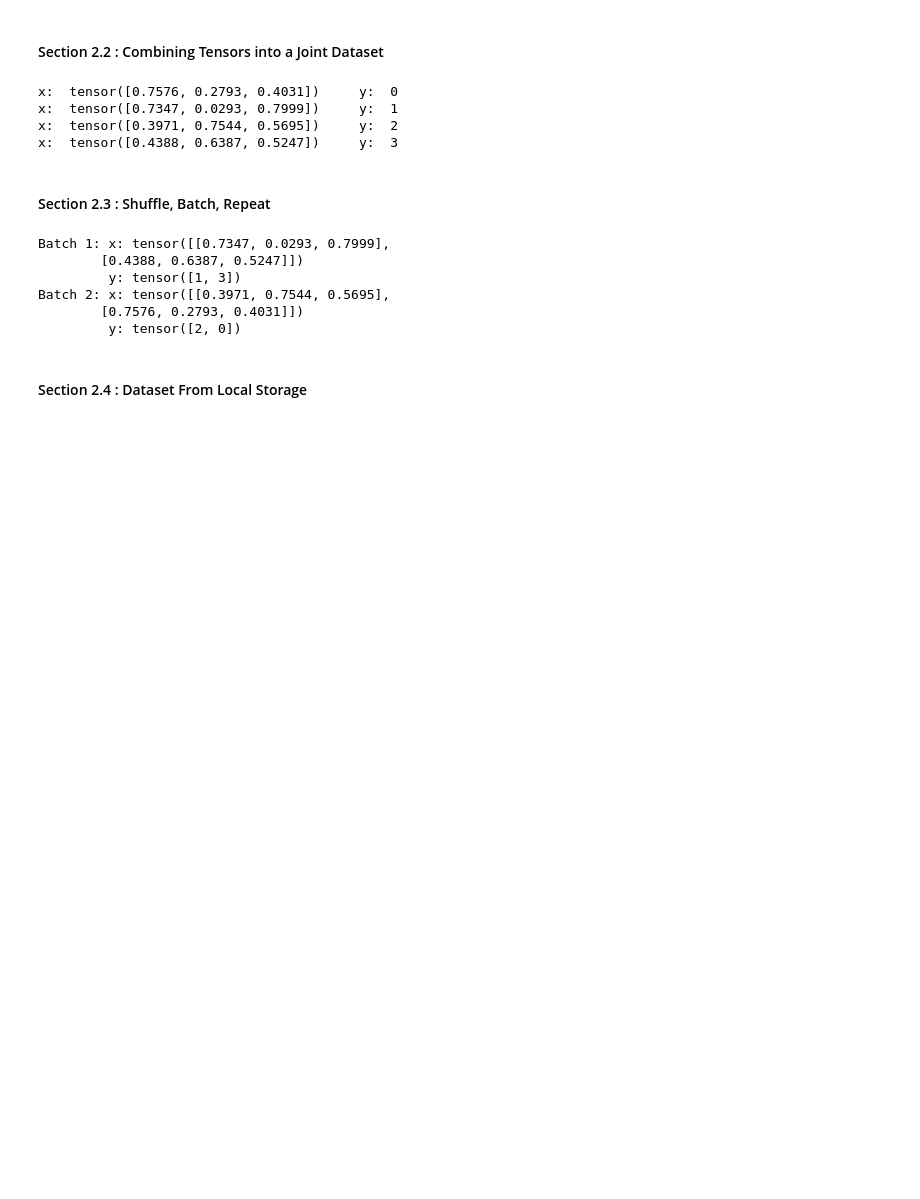
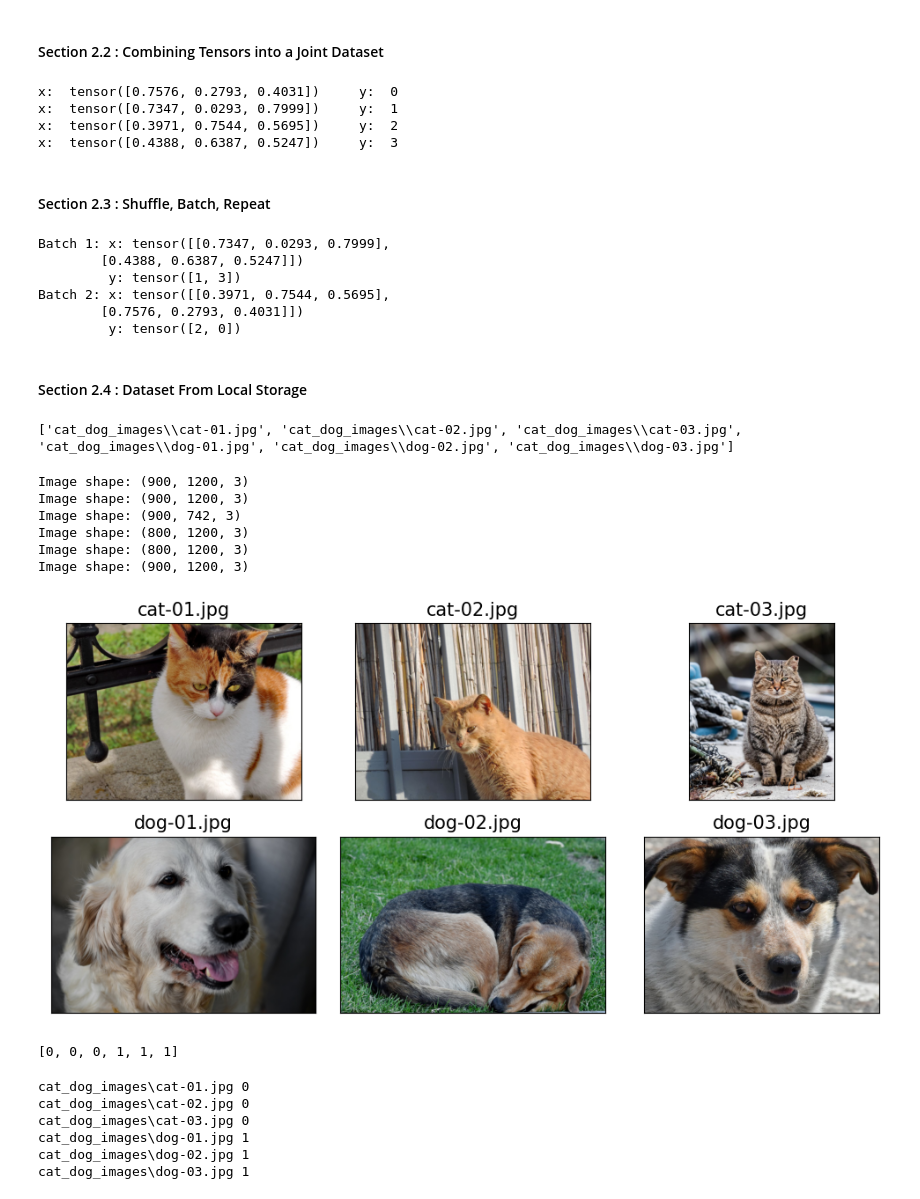
Before and after one commit to Consistent-Milk/data_science, a Jupyter notebook: Chapter 12/Notes.ipynb, the cells around one changed output. Drawn from its saved outputs; the diff is of its cells as text; code cells hidden in the pictures; blank space fills up the shorter version.

```diff
--- a/Chapter 12/Notes.ipynb
+++ b/Chapter 12/Notes.ipynb
@@ -300,0 +297,42 @@ imgdir_path = ''
+# %%
+from pathlib import Path
+
+imgdir_path = Path('cat_dog_images')
+# Instantiate an iterator from the Path object that iterates over each file with the given extension
+iterator = imgdir_path.glob('*.jpg')
+file_list = sorted([str(path) for path in iterator])
+print(file_list)
+# %% [output]
+['cat_dog_images\\cat-01.jpg', 'cat_dog_images\\cat-02.jpg', 'cat_dog_images\\cat-03.jpg', 'cat_dog_images\\dog-01.jpg', 'cat_dog_images\\dog-02.jpg', 'cat_dog_images\\dog-03.jpg']
+# %%
+import matplotlib.pyplot as plt
+import os
+from PIL import Image
+
+fig = plt.figure(figsize=(10, 5))
+for index, file in enumerate(file_list):
+    img = Image.open(file)
+    print(f'Image shape: {np.array(img).shape}')
+    # Two rows and three columns
+    ax = fig.add_subplot(2, 3, index + 1)
+    ax.set_xticks([])
+    ax.set_yticks([])
+    ax.imshow(img)
+    ax.set_title(os.path.basename(file), size=15)
+plt.tight_layout()
+plt.savefig('./Results/1_Cat_Dog_All.png')
+plt.show()
+# %% [output]
+Image shape: (900, 1200, 3)
+Image shape: (900, 1200, 3)
+Image shape: (900, 742, 3)
+Image shape: (800, 1200, 3)
+Image shape: (800, 1200, 3)
+Image shape: (900, 1200, 3)
+[figure, added]
+# %%
+# Labeling images (0 -> Cat, 1 -> Dog)
+labels = [1 if 'dog' in os.path.basename(file) else 0 for file in file_list]
+print(labels)
+# %% [output]
+[0, 0, 0, 1, 1, 1]
@@ -300,0 +353,11 @@ imgdir_path = ''
+# %%
+image_dataset = ImageDatasetBase(file_list=file_list, labels=labels)
+for file, label in image_dataset:
+    print(file, label)
+# %% [output]
+cat_dog_images\cat-01.jpg 0
+cat_dog_images\cat-02.jpg 0
+cat_dog_images\cat-03.jpg 0
+cat_dog_images\dog-01.jpg 1
+cat_dog_images\dog-02.jpg 1
+cat_dog_images\dog-03.jpg 1
```
Also changed, not shown: parts of 7 cells of this notebook, 3 other files.
